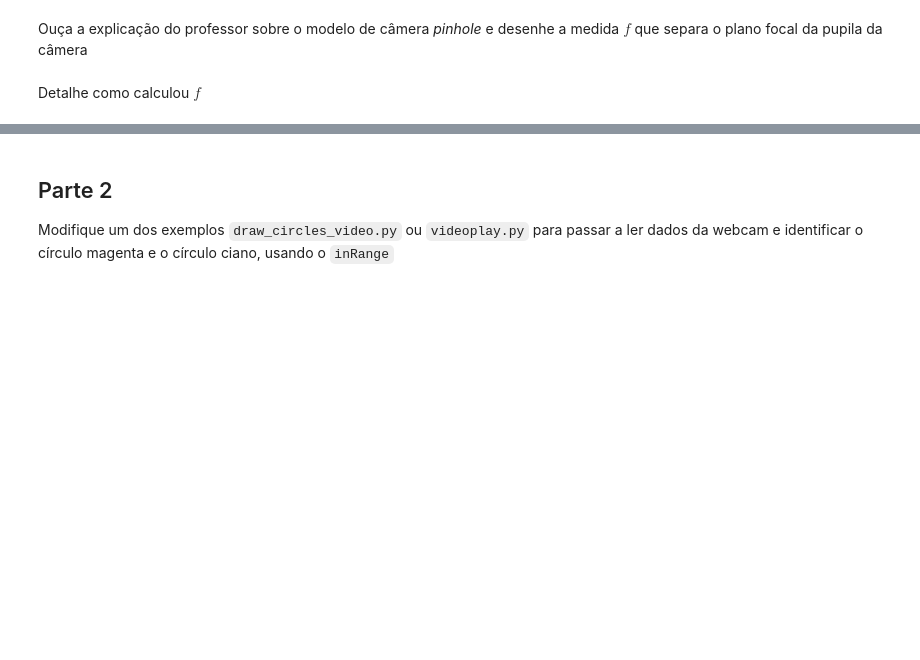
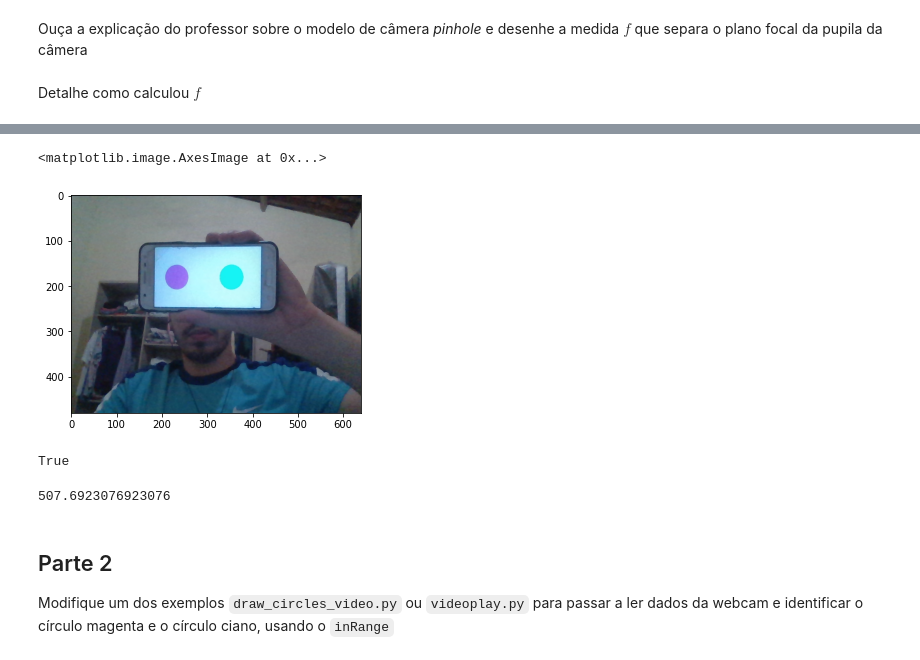
Before and after one commit to Insper/robot202, a Jupyter notebook: aula02/Atividade2.ipynb, the cells around one changed output, grey strips where cells are left out. Drawn from its saved outputs; the diff is of its cells as text; code cells hidden in the pictures; blank space fills up the shorter version.

```diff
--- a/aula02/Atividade2.ipynb
+++ b/aula02/Atividade2.ipynb
@@ -24,3 +58,21 @@ Detalhe como calculou $f$
+# %%
+image = cv2.cvtColor(image, cv2.COLOR_BGR2RGB)
+plt.imshow(image)
+# %% [output]
+<matplotlib.image.AxesImage at 0x...>
+[figure, added]
+# %%
+cv2.imwrite('./fotocagada.jpg', cv2.cvtColor(image, cv2.COLOR_BGR2RGB))
+# %% [output]
+True
+# %%
+H = 6.5 #cm
+D = 15 #cm
+h = 220 #px
+f = h*(D/H) #px
+f
+# %% [output]
+507.6923076923076
 # %% [markdown]
 ## Parte 2
 
```
Also changed, not shown: parts of 2 cells of this notebook, 7 other files.
